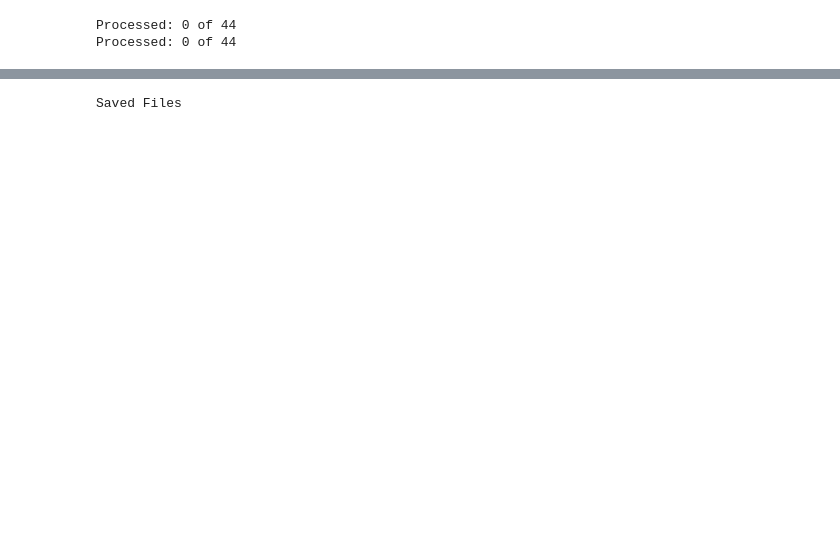
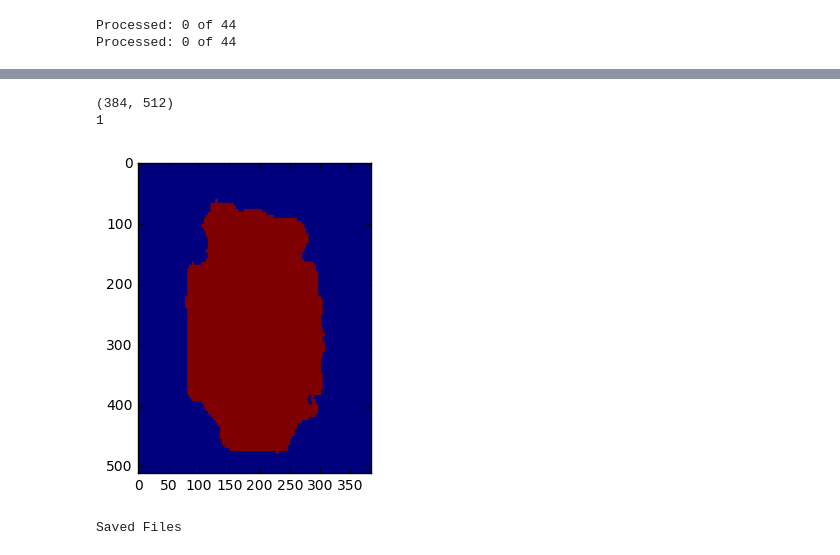
Before and after one commit to YoDaMa/CatDogClassification, a Jupyter notebook: MainJupyter.ipynb, the cells around one changed output, grey strips where cells are left out. Cells and saved outputs as stored; diff of their text form; code cells hidden in the pictures; blank space fills up the shorter version.

```diff
--- a/MainJupyter.ipynb
+++ b/MainJupyter.ipynb
@@ -203,3 +209,14 @@ plt.show()
+# %%
+im = Image.open('labelled/06.png')
+print(im.size)
+im1 = im.load()
+print(im1[200,150])
+plt.imshow(im)
+plt.show()
+# %% [output]
+(384, 512)
+1
+[figure, added]
 # %%
 import os
 from pathlib import Path
```
Also changed, not shown: parts of 15 cells of this notebook, 2 other files.
